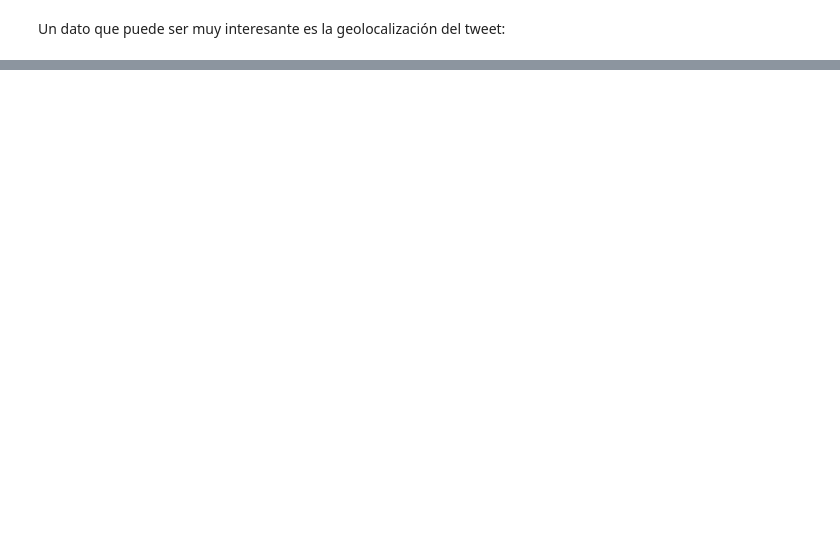
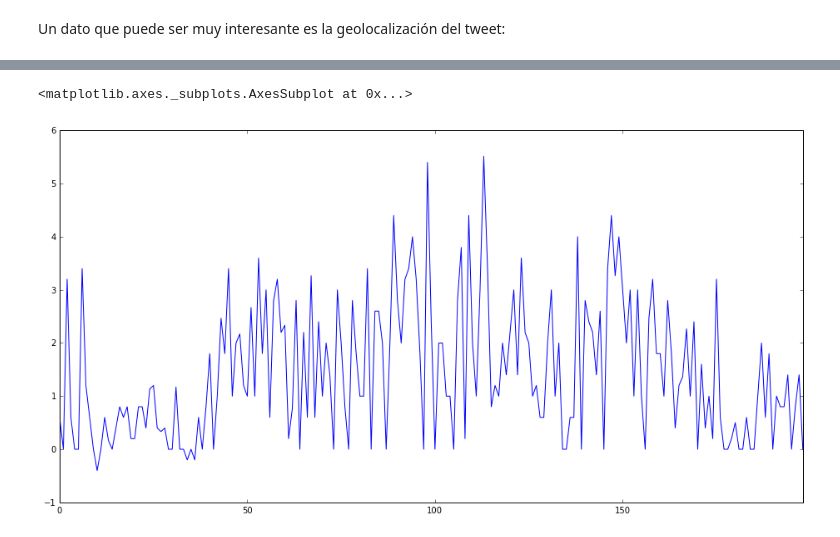
Before and after one commit to CodeandoLeon/Notebooks, a Jupyter notebook: Politicos en Twitter.ipynb, the cells around one changed output, grey strips where cells are left out. Cells and saved outputs as stored; diff of their text form; code cells hidden in the pictures; blank space fills up the shorter version.

Commit message:
Update politicos en twitter Add sdal.csv

```diff
--- a/Politicos en Twitter.ipynb
+++ b/Politicos en Twitter.ipynb
@@ -140,0 +189,3 @@ None
+# %%
+dictDF = sdal[['Word','Score']]
+dictDF.head()
@@ -140,0 +201,5 @@ None
+# %%
+dictionary = dictDF.set_index('Word')['Score'].to_dict()
+for word in dictionary.keys():
+    # print type(word),type(word.decode('utf-8')), word, dictionary[word]
+    pass
@@ -140,0 +209,8 @@ None
+# %%
+unicodeDictionary = {}
+for word in dictionary.keys():
+    try:
+        unicodeDictionary[word.decode('utf-8')] = dictionary[word]
+    except UnicodeDecodeError:
+        print 'Word lost:', word
+dictionary = unicodeDictionary
@@ -140,0 +219,13 @@ None
+# %%
+sentiments = pd.DataFrame(columns=('Time', 'Score'))
+
+for tweet in tweets:
+    score = 0
+    line = tweet.text.replace('.','').replace(',','').replace(';','').replace(':','').replace('\t',' ').replace('\n',' ')
+    words = line.split(' ')
+    for word in words:
+        if word in dictionary.keys():
+            score += dictionary[word]
+    row = pd.Series([tweet.created_at, score], index=['Time', 'Score'])
+    sentiments = sentiments.append(row, ignore_index=True)
+    # print tweet.text, tweet.created_at, score
@@ -140,0 +241,6 @@ None
+# %%
+ts =  pd.Series(sentiments['Score']) # ,index=sentiments['Time'])
+ts.plot(figsize=(16,8)) #area bar scatter
+# %% [output]
+<matplotlib.axes._subplots.AxesSubplot at 0x...>
+[figure, added]
```
Also changed, not shown: parts of 22 cells of this notebook, 1 other file.
